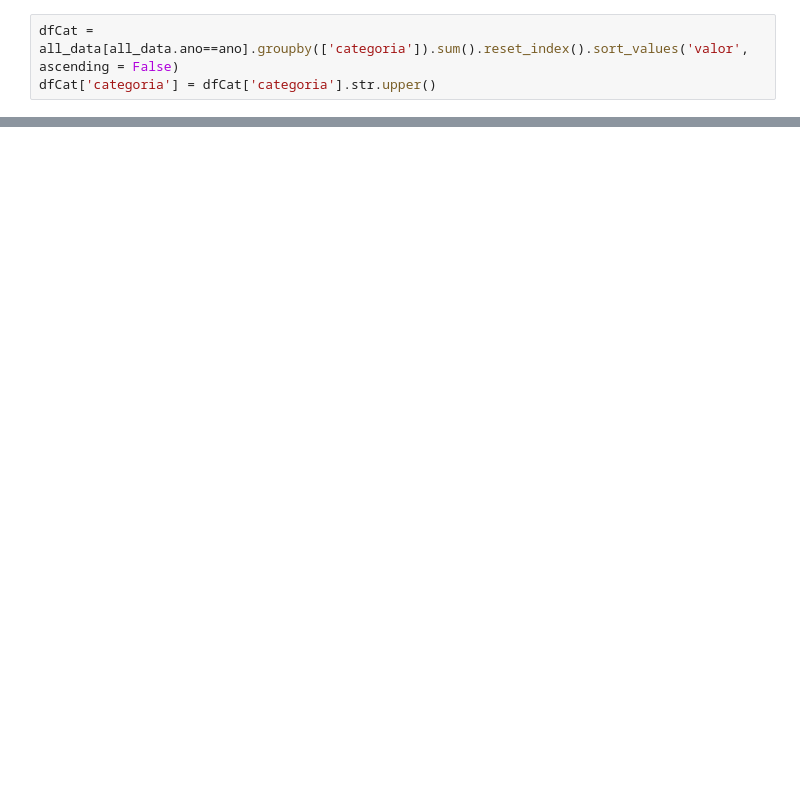
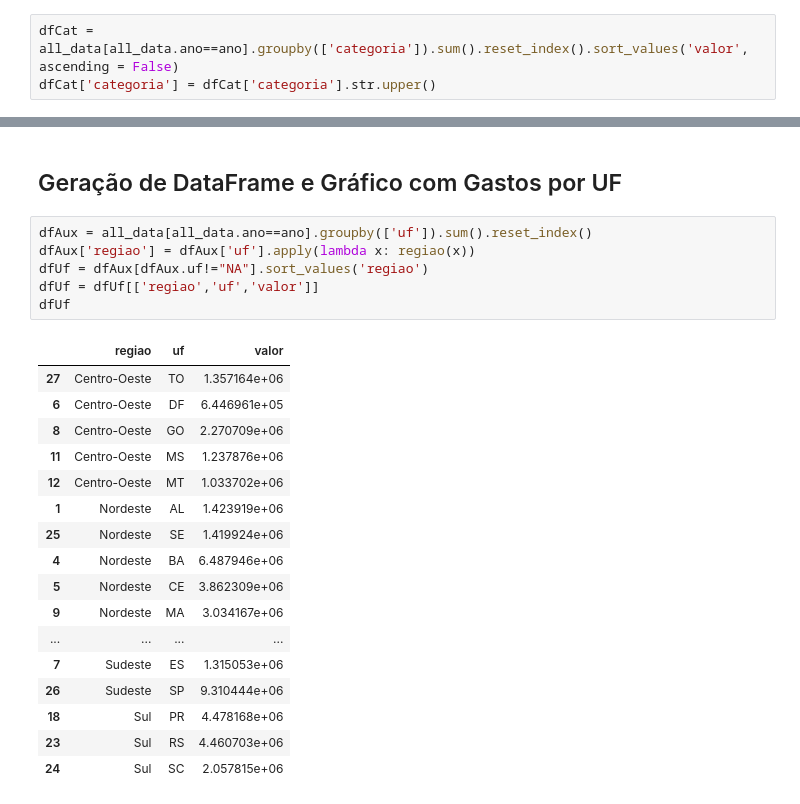
Before and after one commit to clima73/bigdata, a Jupyter notebook: self/analytics.ipynb, the cells around one changed output, grey strips where cells are left out. Saved outputs shown, nothing was run; the diff lists cells and outputs as text; blank space fills up the shorter version.

```diff
--- a/self/analytics.ipynb
+++ b/self/analytics.ipynb
@@ -139,0 +169,26 @@ plt.show()
+# %% [markdown]
+## Geração de DataFrame e Gráfico com Gastos por UF
+# %%
+dfAux = all_data[all_data.ano==ano].groupby(['uf']).sum().reset_index()
+dfAux['regiao'] = dfAux['uf'].apply(lambda x: regiao(x))
+dfUf = dfAux[dfAux.uf!="NA"].sort_values('regiao')
+dfUf = dfUf[['regiao','uf','valor']]
+dfUf
+# %% [output]
+|  | regiao | uf | valor |
+| 27 | Centro-Oeste | TO | 1.357164e+06 |
+| 6 | Centro-Oeste | DF | 6.446961e+05 |
+| 8 | Centro-Oeste | GO | 2.270709e+06 |
+| 11 | Centro-Oeste | MS | 1.237876e+06 |
+| 12 | Centro-Oeste | MT | 1.033702e+06 |
+| 1 | Nordeste | AL | 1.423919e+06 |
+| 25 | Nordeste | SE | 1.419924e+06 |
+| 4 | Nordeste | BA | 6.487946e+06 |
+| 5 | Nordeste | CE | 3.862309e+06 |
+| 9 | Nordeste | MA | 3.034167e+06 |
+| ... | ... | ... | ... |
+| 7 | Sudeste | ES | 1.315053e+06 |
+| 26 | Sudeste | SP | 9.310444e+06 |
+| 18 | Sul | PR | 4.478168e+06 |
+| 23 | Sul | RS | 4.460703e+06 |
+| 24 | Sul | SC | 2.057815e+06 |
```
Also changed, not shown: parts of 10 cells of this notebook.
